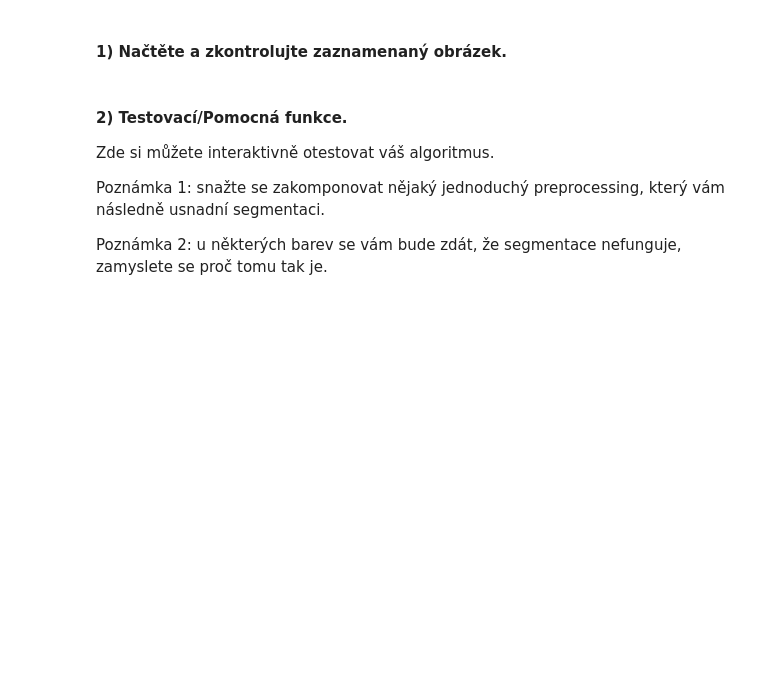
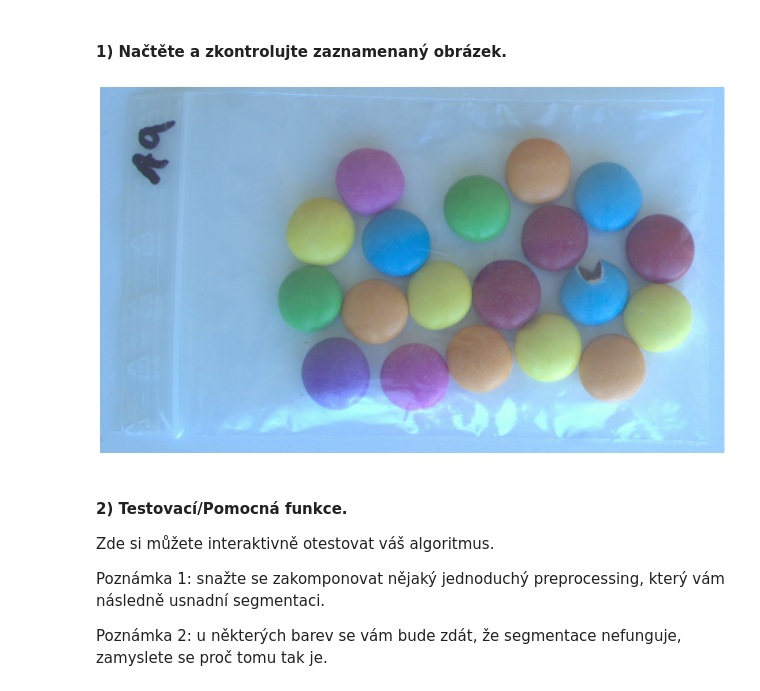
Before and after one commit to ImprolabFIT/BI-SVZ-coursework, a Jupyter notebook: tutorials/files/4/segmentation-objects-count.ipynb, the cells around one changed output. Drawn from its saved outputs; the diff is of its cells as text; code cells hidden in the pictures; blank space fills up the shorter version.

```diff
--- a/tutorials/files/4/segmentation-objects-count.ipynb
+++ b/tutorials/files/4/segmentation-objects-count.ipynb
@@ -47,9 +47,13 @@ Po vyladění algoritmu na jednotlivé úlohy, demonstrujte algoritmus na poří
 #### 1) Načtěte a zkontrolujte zaznamenaný obrázek.
 # %%
 image_path = ... ###
-# defaultní barevný prostor je OpenCV/Improutils je BGR
-image_bgr = ... ###
+# defaultní barevný prostor OpenCV/Improutils je BGR
+image_bgr = ...(image_path) ###
+# snížení velikosti obrázku pro rychlejší výpočet v interact slideru
+image_bgr = cv2.resize(image_bgr, dsize = None, fx=0.5, fy=0.5, interpolation = cv2.INTER_AREA)
 plot_images(image_bgr)
+# %% [output]
+[figure, added]
 # %% [markdown]
 #### 2) Testovací/Pomocná funkce.
 Zde si můžete interaktivně otestovat váš algoritmus.
```
Also changed, not shown: 1 other file.
